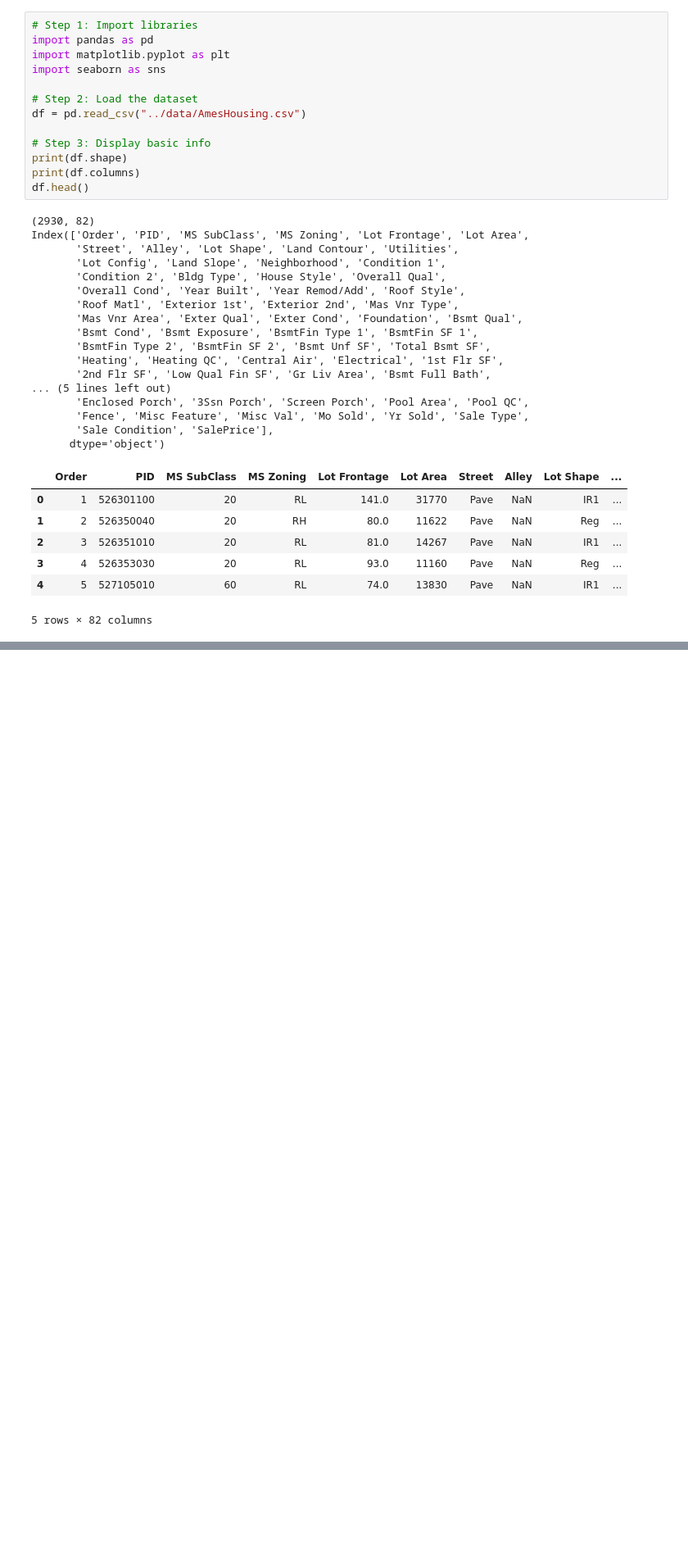
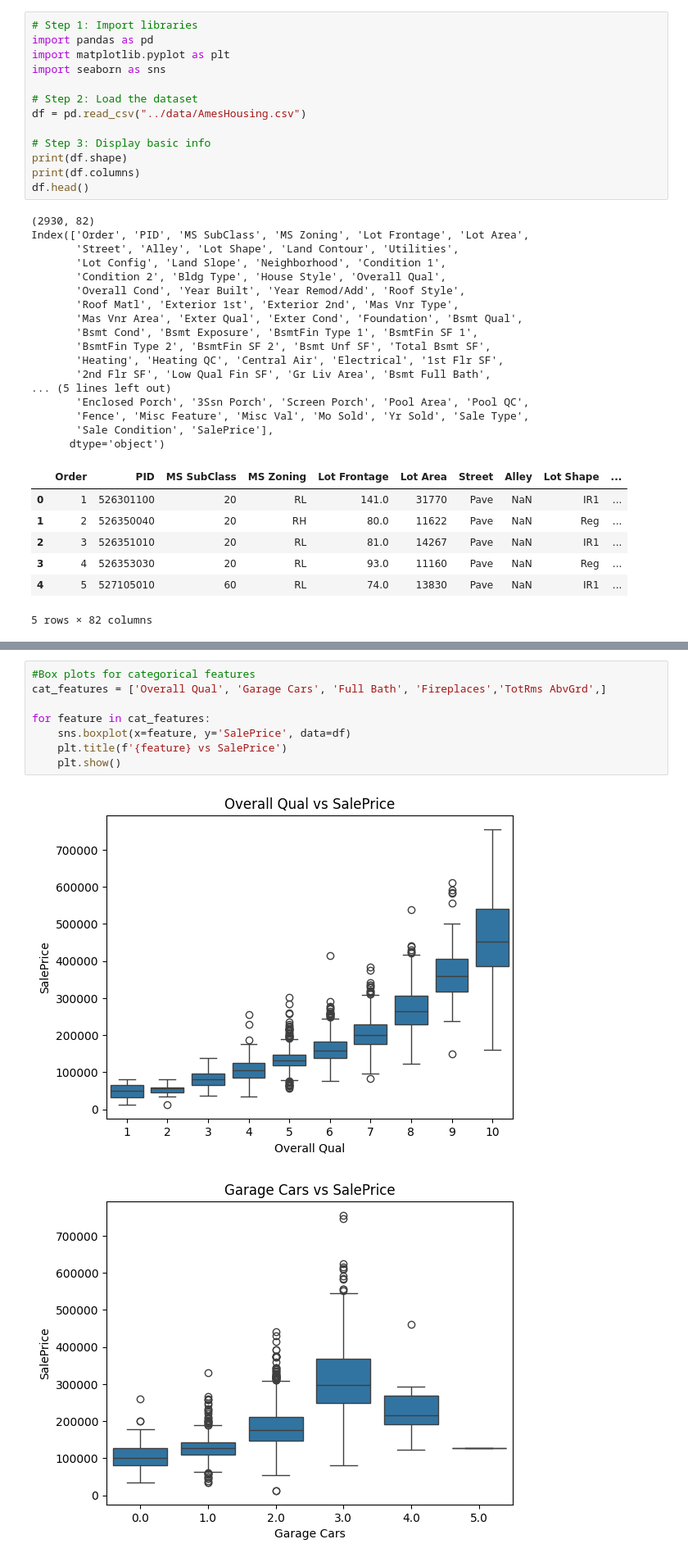
Before and after one commit to Sampreeth-bhat/House-Price-Prediction, a Jupyter notebook: notebooks/eda.ipynb, the cells around one changed output, grey strips where cells are left out. Shown at 82% size. Cells and saved outputs as stored; diff of their text form; blank space fills up the shorter version.

```diff
--- a/notebooks/eda.ipynb
+++ b/notebooks/eda.ipynb
@@ -50,0 +103,11 @@ plt.show()
+# %%
+#Box plots for categorical features
+cat_features = ['Overall Qual', 'Garage Cars', 'Full Bath', 'Fireplaces','TotRms AbvGrd',]
+
+for feature in cat_features:
+    sns.boxplot(x=feature, y='SalePrice', data=df)
+    plt.title(f'{feature} vs SalePrice')
+    plt.show()
+# %% [output]
+[figure, added]
+[figure, added]
```
Also changed, not shown: parts of 10 cells of this notebook.
